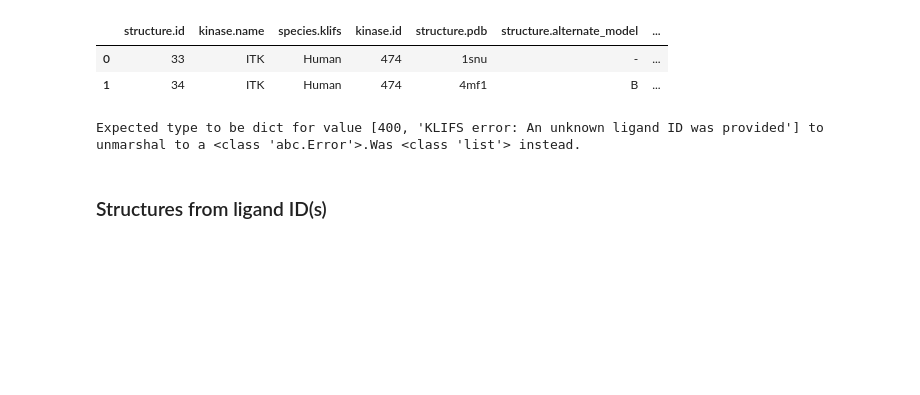
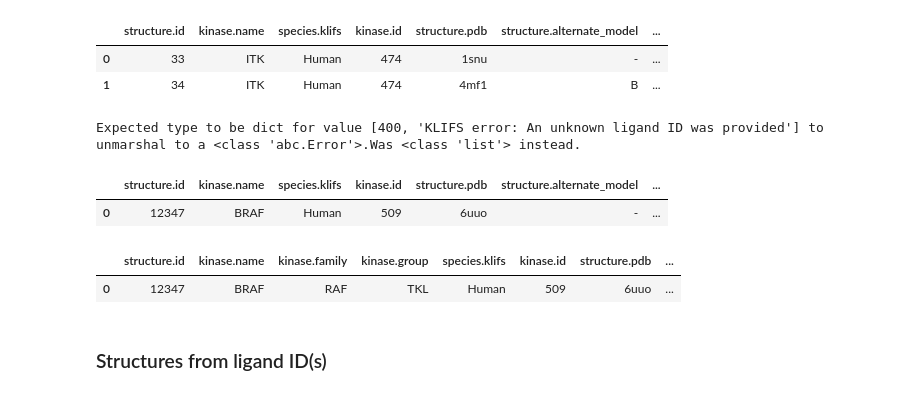
Before and after one commit to volkamerlab/opencadd, a Jupyter notebook: docs/tutorials/databases_klifs_new_api.ipynb, the cells around one changed output. Saved outputs shown, nothing was run; the diff lists cells and outputs as text; code cells hidden in the pictures; blank space fills up the shorter version.

```diff
--- a/docs/tutorials/databases_klifs_new_api.ipynb
+++ b/docs/tutorials/databases_klifs_new_api.ipynb
@@ -629,6 +645,16 @@ except SwaggerMappingError as e:
     print(e)
 # %% [output]
 Expected type to be dict for value [400, 'KLIFS error: An unknown ligand ID was provided'] to unmarshal to a <class 'abc.Error'>.Was <class 'list'> instead.
+# %%
+remote.structures.from_structure_ids(12347)
+# %% [output]
+|  | structure.id | kinase.name | species.klifs | kinase.id | structure.pdb | structure.alternate_model | ... |
+| 0 | 12347 | BRAF | Human | 509 | 6uuo | - | ... |
+# %%
+local.structures.from_structure_ids(12347)
+# %% [output]
+|  | structure.id | kinase.name | kinase.family | kinase.group | species.klifs | kinase.id | structure.pdb | ... |
+| 0 | 12347 | BRAF | RAF | TKL | Human | 509 | 6uuo | ... |
 # %% [markdown]
 ### Structures from ligand ID(s)
 # %%
```
Also changed, not shown: parts of 15 cells of this notebook.
